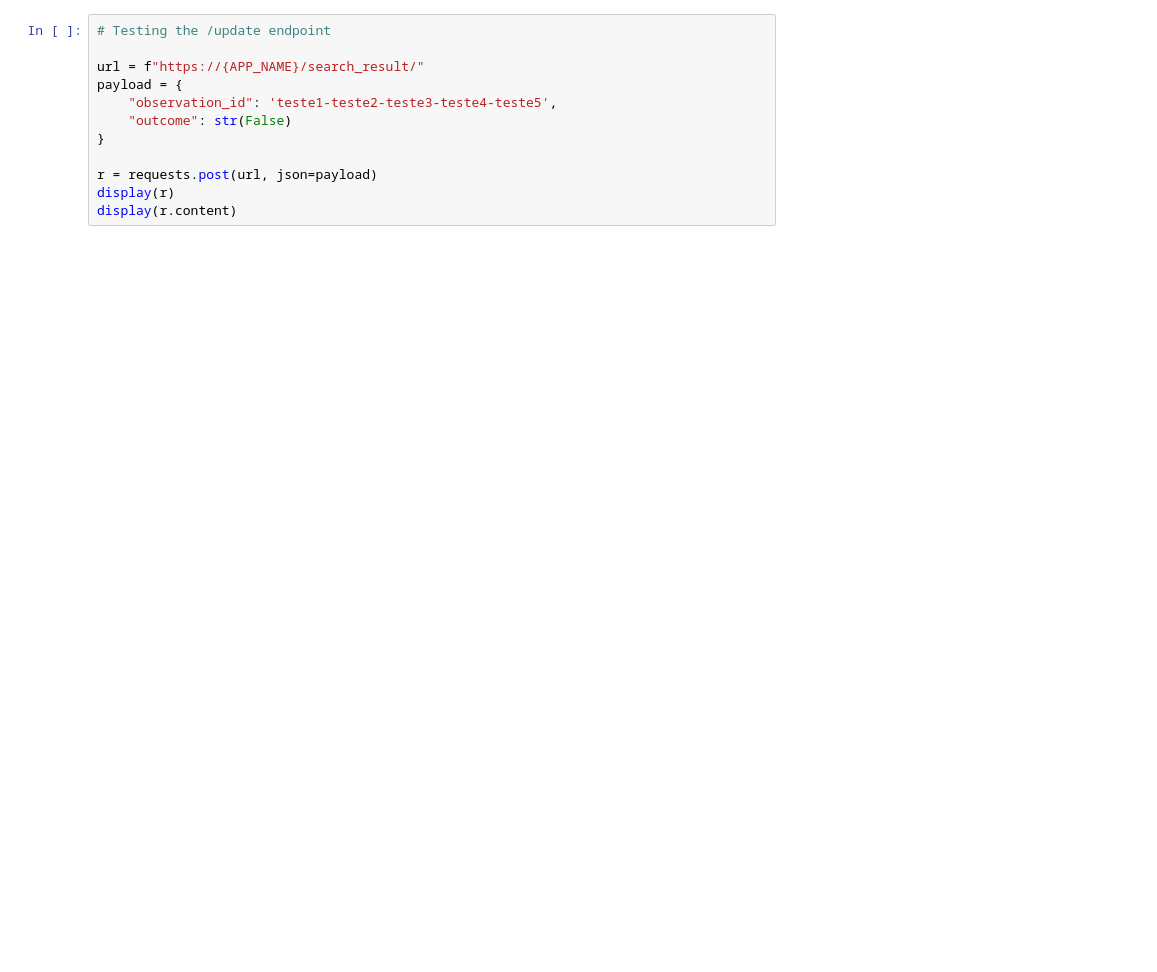
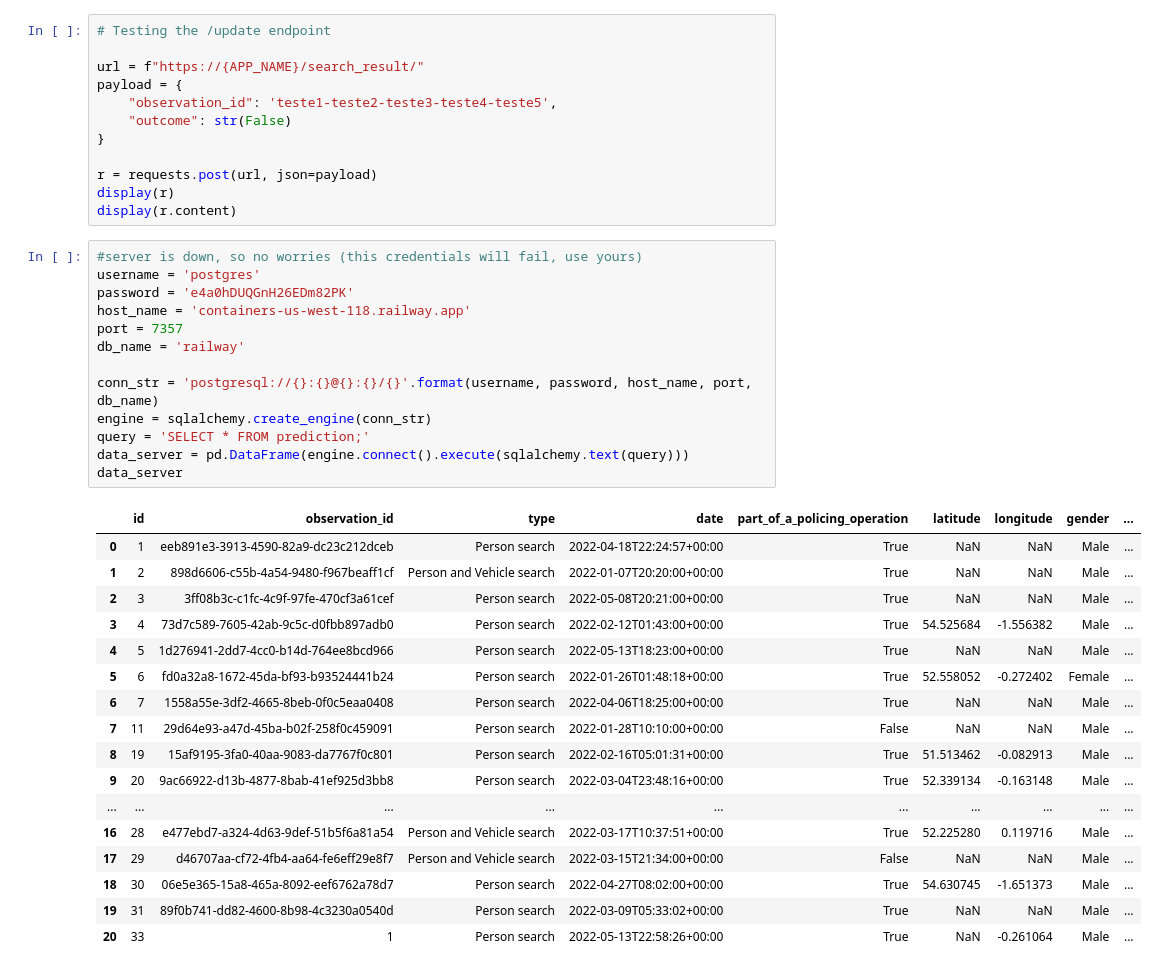
Before and after one commit to joaobssa/ldsa_capstone, a Jupyter notebook: 10 Create Model Files.ipynb, the cells around one changed output. Drawn from its saved outputs; the diff is of its cells as text; blank space fills up the shorter version.

```diff
--- a/10 Create Model Files.ipynb
+++ b/10 Create Model Files.ipynb
@@ -229,3 +257,34 @@ payload = {
 r = requests.post(url, json=payload)
 display(r)
 display(r.content)
+# %%
+#server is down, so no worries (this credentials will fail, use yours)
+username = 'postgres'
+password = 'e4a0hDUQGnH26EDm82PK'
+host_name = 'containers-us-west-118.railway.app'
+port = 7357
+db_name = 'railway'
+
+conn_str = 'postgresql://{}:{}@{}:{}/{}'.format(username, password, host_name, port, db_name)
+engine = sqlalchemy.create_engine(conn_str)
+query = 'SELECT * FROM prediction;'
+data_server = pd.DataFrame(engine.connect().execute(sqlalchemy.text(query)))
+data_server
+# %% [output]
+|  | id | observation_id | type | date | part_of_a_policing_operation | latitude | longitude | gender | ... |
+| 0 | 1 | eeb891e3-3913-4590-82a9-dc23c212dceb | Person search | 2022-04-18T22:24:57+00:00 | True | NaN | NaN | Male | ... |
+| 1 | 2 | 898d6606-c55b-4a54-9480-f967beaff1cf | Person and Vehicle search | 2022-01-07T20:20:00+00:00 | True | NaN | NaN | Male | ... |
+| 2 | 3 | 3ff08b3c-c1fc-4c9f-97fe-470cf3a61cef | Person search | 2022-05-08T20:21:00+00:00 | True | NaN | NaN | Male | ... |
+| 3 | 4 | 73d7c589-7605-42ab-9c5c-d0fbb897adb0 | Person search | 2022-02-12T01:43:00+00:00 | True | 54.525684 | -1.556382 | Male | ... |
+| 4 | 5 | 1d276941-2dd7-4cc0-b14d-764ee8bcd966 | Person search | 2022-05-13T18:23:00+00:00 | True | NaN | NaN | Male | ... |
+| 5 | 6 | fd0a32a8-1672-45da-bf93-b93524441b24 | Person search | 2022-01-26T01:48:18+00:00 | True | 52.558052 | -0.272402 | Female | ... |
+| 6 | 7 | 1558a55e-3df2-4665-8beb-0f0c5eaa0408 | Person search | 2022-04-06T18:25:00+00:00 | True | NaN | NaN | Male | ... |
+| 7 | 11 | 29d64e93-a47d-45ba-b02f-258f0c459091 | Person search | 2022-01-28T10:10:00+00:00 | False | NaN | NaN | Male | ... |
+| 8 | 19 | 15af9195-3fa0-40aa-9083-da7767f0c801 | Person search | 2022-02-16T05:01:31+00:00 | True | 51.513462 | -0.082913 | Male | ... |
+| 9 | 20 | 9ac66922-d13b-4877-8bab-41ef925d3bb8 | Person search | 2022-03-04T23:48:16+00:00 | True | 52.339134 | -0.163148 | Male | ... |
+| ... | ... | ... | ... | ... | ... | ... | ... | ... | ... |
+| 16 | 28 | e477ebd7-a324-4d63-9def-51b5f6a81a54 | Person and Vehicle search | 2022-03-17T10:37:51+00:00 | True | 52.225280 | 0.119716 | Male | ... |
+| 17 | 29 | d46707aa-cf72-4fb4-aa64-fe6eff29e8f7 | Person and Vehicle search | 2022-03-15T21:34:00+00:00 | False | NaN | NaN | Male | ... |
+| 18 | 30 | 06e5e365-15a8-465a-8092-eef6762a78d7 | Person search | 2022-04-27T08:02:00+00:00 | True | 54.630745 | -1.651373 | Male | ... |
+| 19 | 31 | 89f0b741-dd82-4600-8b98-4c3230a0540d | Person search | 2022-03-09T05:33:02+00:00 | True | NaN | NaN | Male | ... |
+| 20 | 33 | 1 | Person search | 2022-05-13T22:58:26+00:00 | True | NaN | -0.261064 | Male | ... |
```
Also changed, not shown: parts of 11 cells of this notebook, 3 other files.
